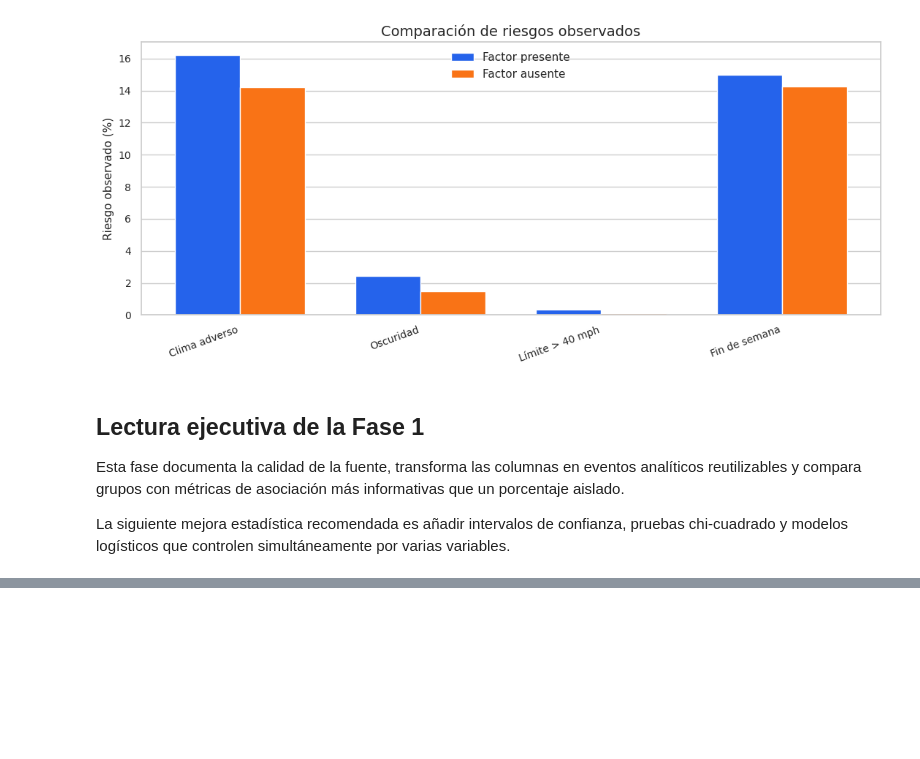
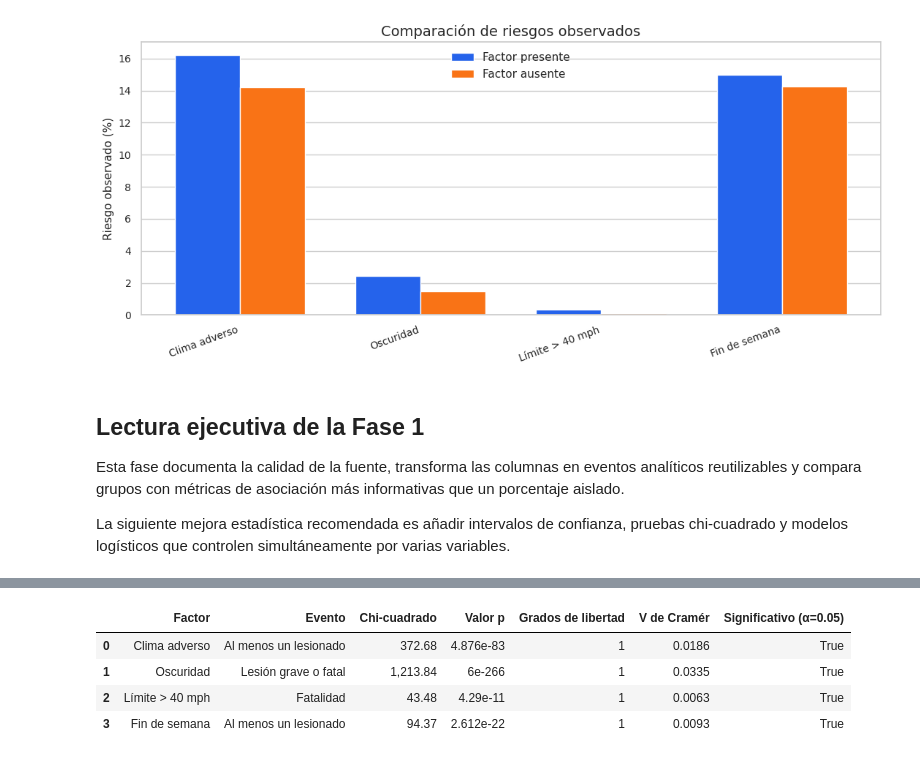
Before and after one commit to JaviiDrako/chicago-traffic-crashes-analytics-dashboard, a Jupyter notebook: chicago_traffic_crashes_analysis.ipynb, the cells around one changed output, grey strips where cells are left out. Drawn from its saved outputs; the diff is of its cells as text; code cells hidden in the pictures; blank space fills up the shorter version.

```diff
--- a/chicago_traffic_crashes_analysis.ipynb
+++ b/chicago_traffic_crashes_analysis.ipynb
@@ -1886,0 +1899,36 @@ La siguiente mejora estadística recomendada es añadir intervalos de confianza,
+# %%
+def chi_square_association(data, factor, outcome, factor_label, outcome_label):
+    table = pd.crosstab(data[factor], data[outcome]).reindex(
+        index=[False, True], columns=[False, True], fill_value=0
+    )
+    chi2, p_value, degrees_freedom, expected = chi2_contingency(table)
+    n = table.to_numpy().sum()
+    cramers_v = np.sqrt(chi2 / n) if n else np.nan
+    return {
+        "Factor": factor_label,
+        "Evento": outcome_label,
+        "Chi-cuadrado": chi2,
+        "Valor p": p_value,
+        "Grados de libertad": degrees_freedom,
+        "V de Cramér": cramers_v,
+        "Significativo (α=0.05)": p_value < 0.05,
+    }
+
+chi_square_results = pd.DataFrame([
+    chi_square_association(analysis, "is_bad_weather", "has_injury", "Clima adverso", "Al menos un lesionado"),
+    chi_square_association(analysis, "is_dark", "is_severe", "Oscuridad", "Lesión grave o fatal"),
+    chi_square_association(analysis, "high_speed", "is_fatal", "Límite > 40 mph", "Fatalidad"),
+    chi_square_association(analysis, "is_weekend", "has_injury", "Fin de semana", "Al menos un lesionado"),
+])
+
+chi_square_results.style.format({
+    "Chi-cuadrado": "{:,.2f}",
+    "Valor p": "{:.4g}",
+    "V de Cramér": "{:.4f}",
+})
+# %% [output]
+|  | Factor | Evento | Chi-cuadrado | Valor p | Grados de libertad | V de Cramér | Significativo (α=0.05) |
+| 0 | Clima adverso | Al menos un lesionado | 372.68 | 4.876e-83 | 1 | 0.0186 | True |
+| 1 | Oscuridad | Lesión grave o fatal | 1,213.84 | 6e-266 | 1 | 0.0335 | True |
+| 2 | Límite > 40 mph | Fatalidad | 43.48 | 4.29e-11 | 1 | 0.0063 | True |
+| 3 | Fin de semana | Al menos un lesionado | 94.37 | 2.612e-22 | 1 | 0.0093 | True |
```
Also changed, not shown: parts of 12 cells of this notebook.
